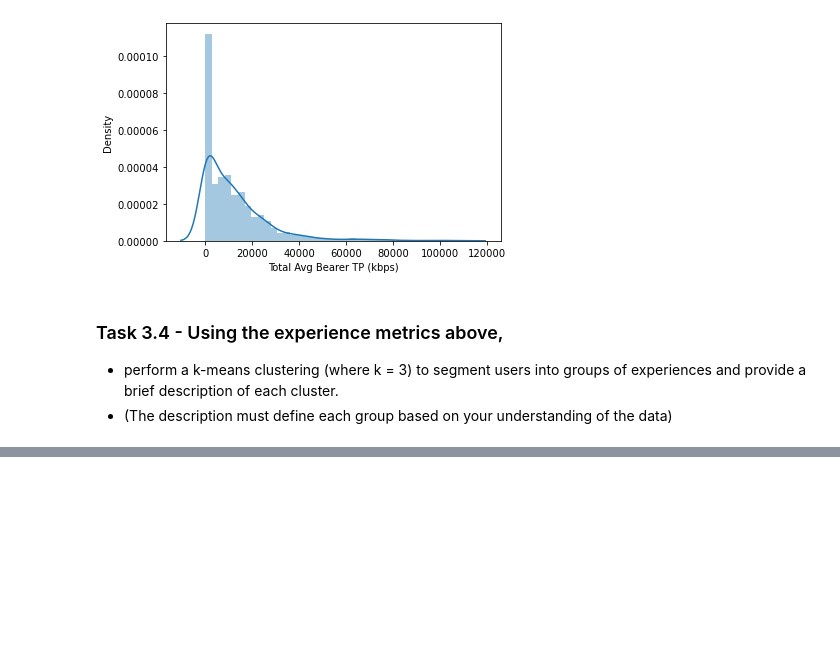
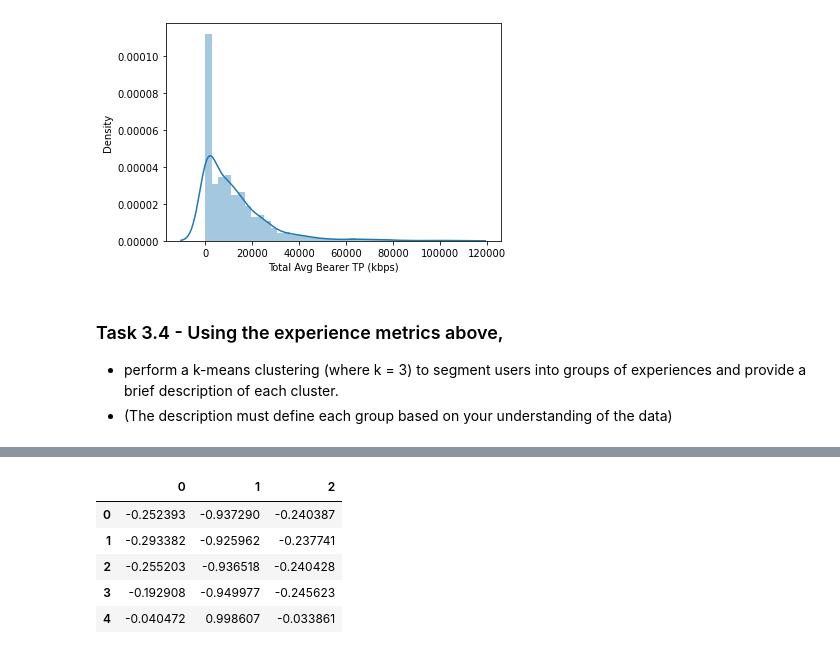
Before and after one commit to YohansSamuel/TeleCom-Data-Analysis, a Jupyter notebook: notebooks/Task-3-User_Experience_Analysis.ipynb, the cells around one changed output, grey strips where cells are left out. Saved outputs shown, nothing was run; the diff lists cells and outputs as text; code cells hidden in the pictures; blank space fills up the shorter version.

```diff
--- a/notebooks/Task-3-User_Experience_Analysis.ipynb
+++ b/notebooks/Task-3-User_Experience_Analysis.ipynb
@@ -147,0 +257,10 @@ pd.DataFrame(top_tp.describe())
+# %%
+data_normalized = normalize(scaled_array)
+pd.DataFrame(data_normalized).head(5)
+# %% [output]
+|  | 0 | 1 | 2 |
+| 0 | -0.252393 | -0.937290 | -0.240387 |
+| 1 | -0.293382 | -0.925962 | -0.237741 |
+| 2 | -0.255203 | -0.936518 | -0.240428 |
+| 3 | -0.192908 | -0.949977 | -0.245623 |
+| 4 | -0.040472 | 0.998607 | -0.033861 |
```
Also changed, not shown: parts of 15 cells of this notebook.
